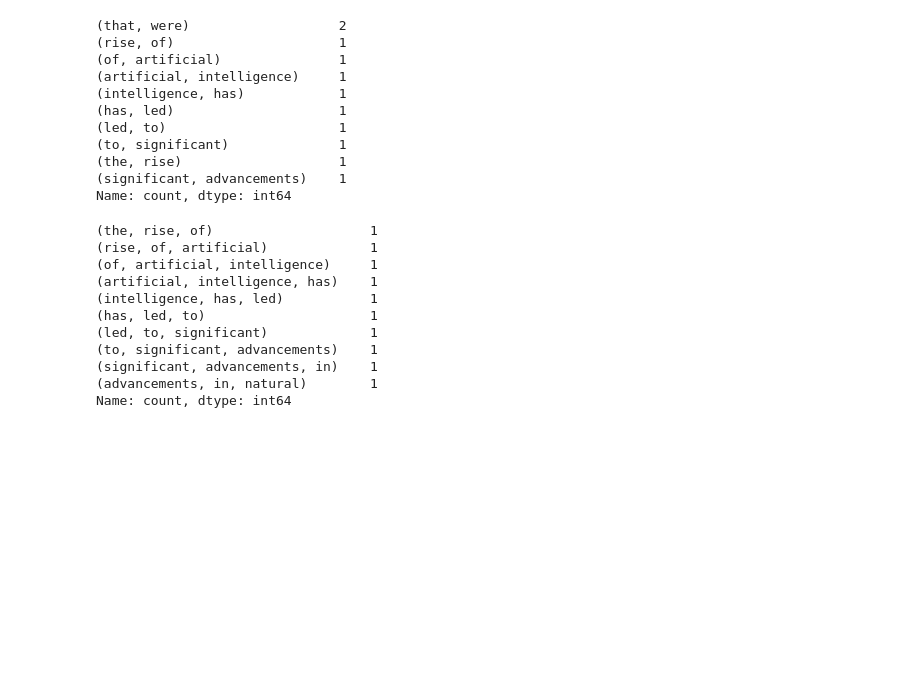
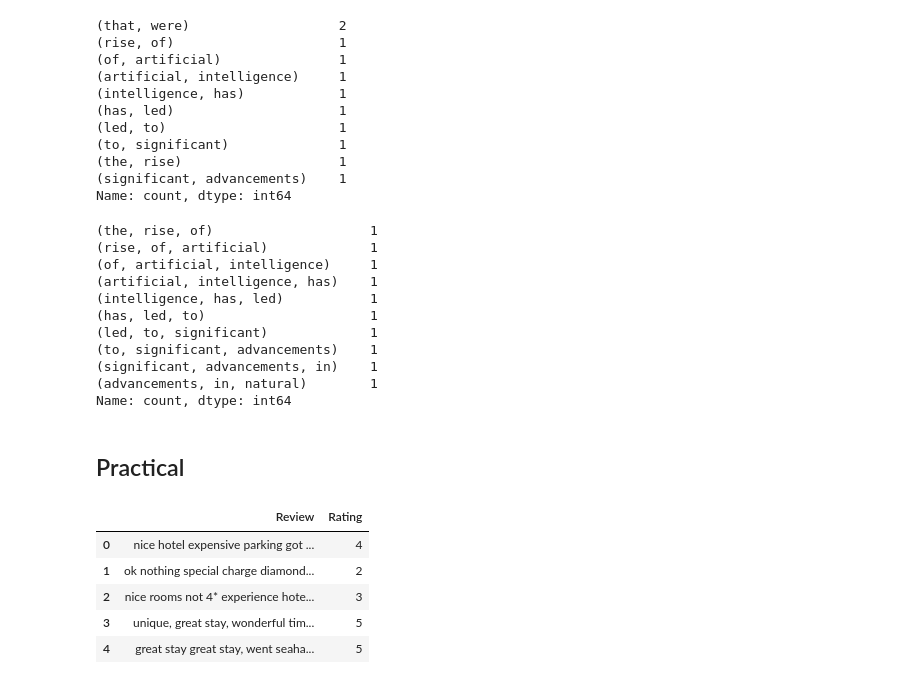
Before and after one commit to SurajSG23/Natural-Language-Processing, a Jupyter notebook: Module-1.ipynb, the cells around one changed output. Cells and saved outputs as stored; diff of their text form; code cells hidden in the pictures; blank space fills up the shorter version.

```diff
--- a/Module-1.ipynb
+++ b/Module-1.ipynb
@@ -325,3 +325,16 @@ print(trigrams[:10])
 (significant, advancements, in)    1
 (advancements, in, natural)        1
 Name: count, dtype: int64
+# %% [markdown]
+## Practical
+# %%
+import pandas as pd
+data = pd.read_csv(r"D:\AI-ML\NLP\CSV files\tripadvisor_hotel_reviews.csv")
+data.head()
+# %% [output]
+|  | Review | Rating |
+| 0 | nice hotel expensive parking got ... | 4 |
+| 1 | ok nothing special charge diamond... | 2 |
+| 2 | nice rooms not 4* experience hote... | 3 |
+| 3 | unique, great stay, wonderful tim... | 5 |
+| 4 | great stay great stay, went seaha... | 5 |
```
Also changed, not shown: 1 other file.
